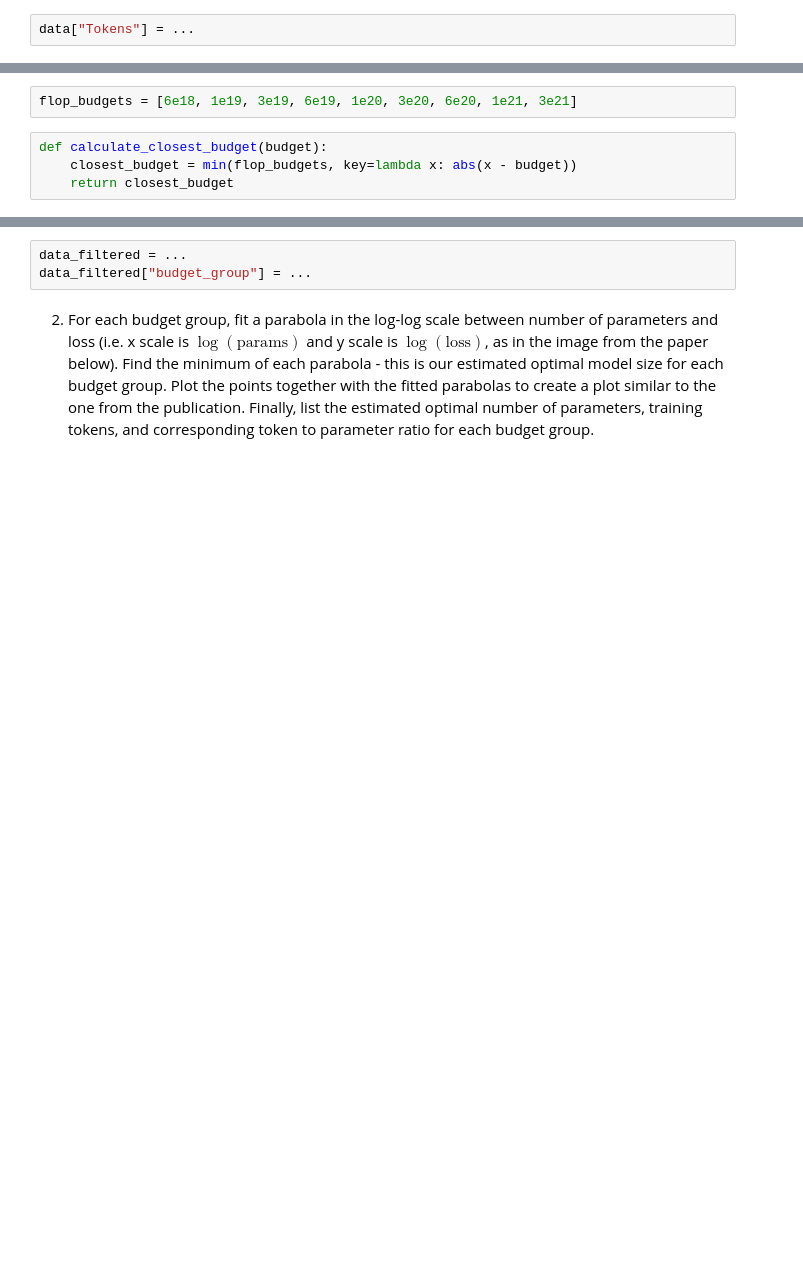
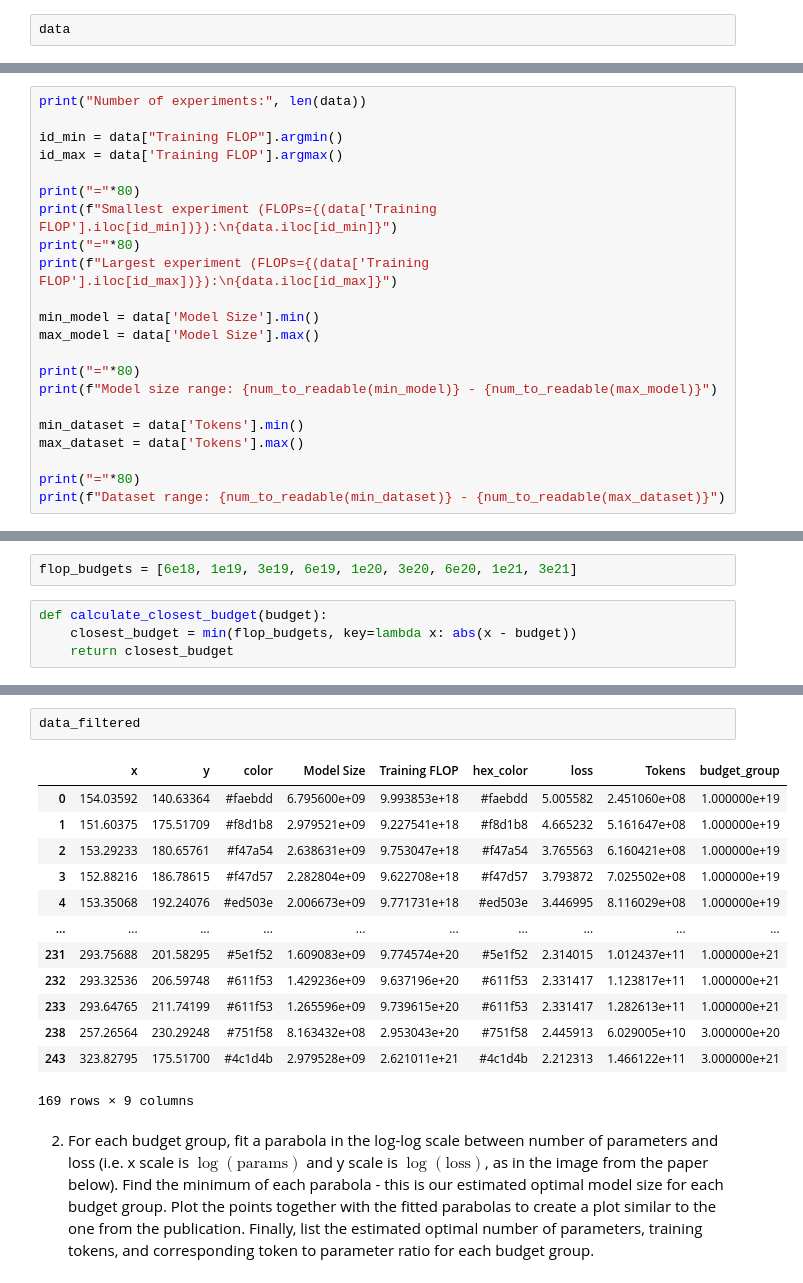
Before and after one commit to MichalSlowakiewicz/Large-Scale-Machine-Learning, a Jupyter notebook: LAB_5_mslowakiewicz.ipynb, the cells around one changed output, grey strips where cells are left out. Drawn from its saved outputs; the diff is of its cells as text; blank space fills up the shorter version.

```diff
--- a/LAB_5_mslowakiewicz.ipynb
+++ b/LAB_5_mslowakiewicz.ipynb
@@ -67,2 +77,2 @@ $$C=6ND.$$
 # %%
-data["Tokens"] = ...
+data
@@ -69,2 +93,24 @@ data["Tokens"] = ...
 # %% [markdown]
 2.   Examine the data: find the number of experiments, smallest and largest one (in terms of FLOPs), the range of model and dataset sizes.
+# %%
+print("Number of experiments:", len(data))
+
+id_min = data["Training FLOP"].argmin()
+id_max = data['Training FLOP'].argmax()
+
+print("="*80)
+print(f"Smallest experiment (FLOPs={(data['Training FLOP'].iloc[id_min])}):\n{data.iloc[id_min]}")
+print("="*80)
+print(f"Largest experiment (FLOPs={(data['Training FLOP'].iloc[id_max])}):\n{data.iloc[id_max]}")
+
+min_model = data['Model Size'].min()
+max_model = data['Model Size'].max()
+
+print("="*80)
+print(f"Model size range: {num_to_readable(min_model)} - {num_to_readable(max_model)}")
+
+min_dataset = data['Tokens'].min()
+max_dataset = data['Tokens'].max()
+
+print("="*80)
+print(f"Dataset range: {num_to_readable(min_dataset)} - {num_to_readable(max_dataset)}")
@@ -90,6 +182,19 @@ def calculate_closest_budget(budget):
 # %%
-data_filtered = ...
-data_filtered["budget_group"] = ...
+data_filtered
+# %% [output]
+|  | x | y | color | Model Size | Training FLOP | hex_color | loss | Tokens | budget_group |
+| 0 | 154.03592 | 140.63364 | #faebdd | 6.795600e+09 | 9.993853e+18 | #faebdd | 5.005582 | 2.451060e+08 | 1.000000e+19 |
+| 1 | 151.60375 | 175.51709 | #f8d1b8 | 2.979521e+09 | 9.227541e+18 | #f8d1b8 | 4.665232 | 5.161647e+08 | 1.000000e+19 |
+| 2 | 153.29233 | 180.65761 | #f47a54 | 2.638631e+09 | 9.753047e+18 | #f47a54 | 3.765563 | 6.160421e+08 | 1.000000e+19 |
+| 3 | 152.88216 | 186.78615 | #f47d57 | 2.282804e+09 | 9.622708e+18 | #f47d57 | 3.793872 | 7.025502e+08 | 1.000000e+19 |
+| 4 | 153.35068 | 192.24076 | #ed503e | 2.006673e+09 | 9.771731e+18 | #ed503e | 3.446995 | 8.116029e+08 | 1.000000e+19 |
+| ... | ... | ... | ... | ... | ... | ... | ... | ... | ... |
+| 231 | 293.75688 | 201.58295 | #5e1f52 | 1.609083e+09 | 9.774574e+20 | #5e1f52 | 2.314015 | 1.012437e+11 | 1.000000e+21 |
+| 232 | 293.32536 | 206.59748 | #611f53 | 1.429236e+09 | 9.637196e+20 | #611f53 | 2.331417 | 1.123817e+11 | 1.000000e+21 |
+| 233 | 293.64765 | 211.74199 | #611f53 | 1.265596e+09 | 9.739615e+20 | #611f53 | 2.331417 | 1.282613e+11 | 1.000000e+21 |
+| 238 | 257.26564 | 230.29248 | #751f58 | 8.163432e+08 | 2.953043e+20 | #751f58 | 2.445913 | 6.029005e+10 | 3.000000e+20 |
+| 243 | 323.82795 | 175.51700 | #4c1d4b | 2.979528e+09 | 2.621011e+21 | #4c1d4b | 2.212313 | 1.466122e+11 | 3.000000e+21 |
+169 rows × 9 columns
 # %% [markdown]
 2. For each budget group, fit a parabola in the log-log scale between number of parameters and loss (i.e. x scale is $\log(\text{params})$ and y scale is $\log(\text{loss})$, as in the image from the paper below). Find the minimum of each parabola - this is our estimated optimal model size for each budget group. Plot the points together with the fitted parabolas to create a plot similar to the one from the publication. Finally, list the estimated optimal number of parameters, training tokens, and corresponding token to parameter ratio for each budget group.
 # %% [markdown]
```
Also changed, not shown: parts of 9 cells of this notebook.
